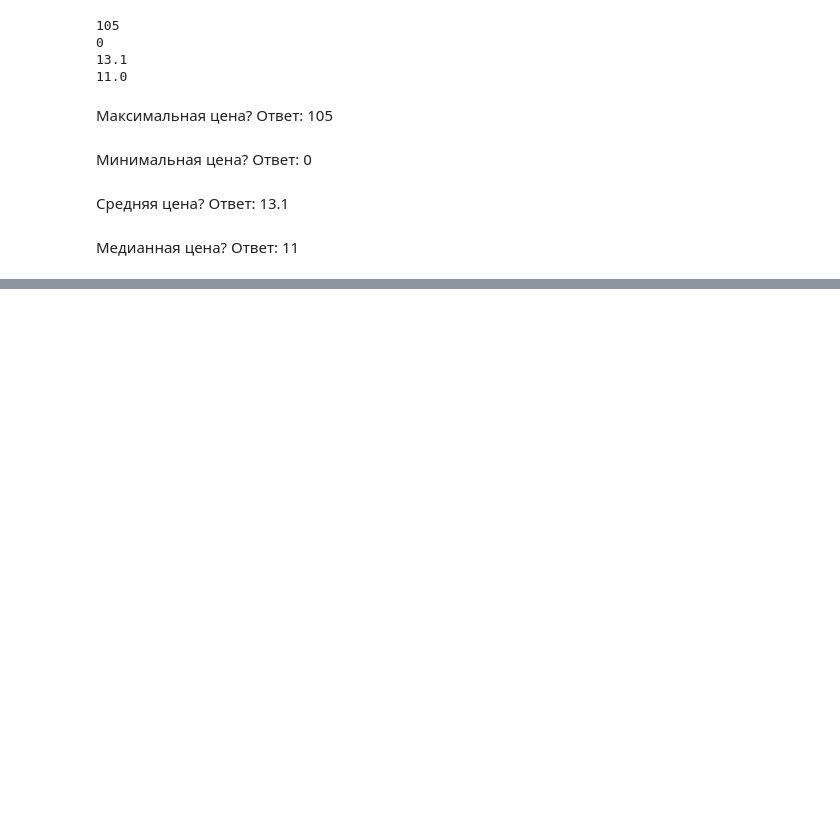
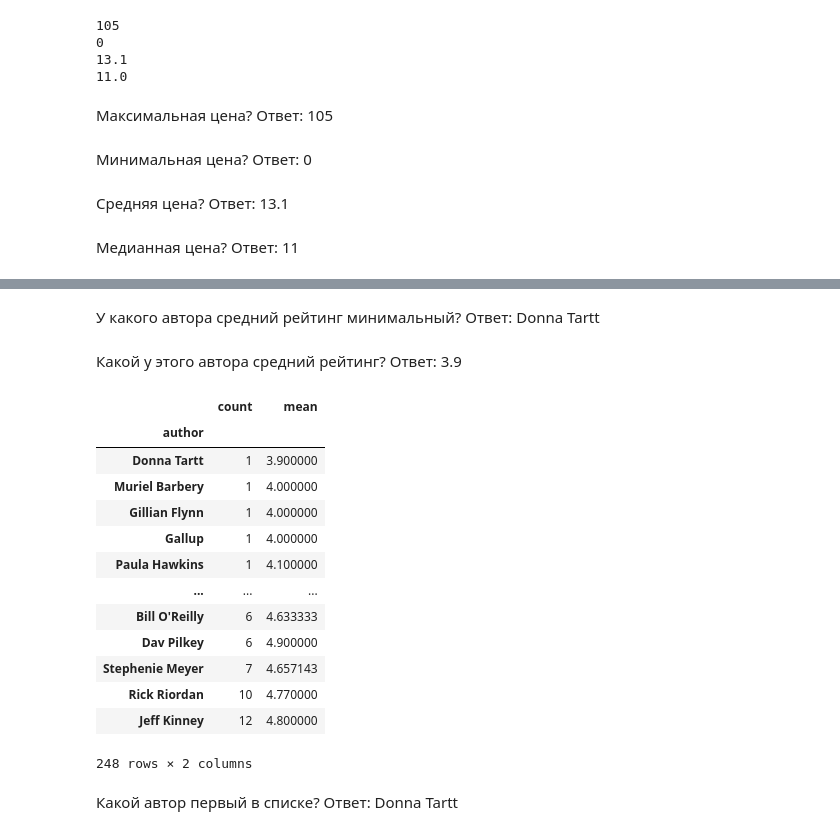
Before and after one commit to PavelStelmakhV/hw302-pandas-usage, a Jupyter notebook: Hw2.3.ipynb, the cells around one changed output, grey strips where cells are left out. Saved outputs shown, nothing was run; the diff lists cells and outputs as text; code cells hidden in the pictures; blank space fills up the shorter version.

```diff
--- a/Hw2.3.ipynb
+++ b/Hw2.3.ipynb
@@ -99,0 +173,7 @@ dtype: object
+# %%
+s = df.loc[~df.duplicated(subset=['name'])] \
+.groupby(['author'])['name'].agg(['count']) \
+.sort_values('count')['count']
+df_count_book = pd.DataFrame(s, columns=["count"])
+print(df_count_book.shape)
+print(df_count_book)
@@ -99,0 +205,7 @@ dtype: object
+# %%
+s = df.loc[~df.duplicated(subset=['name'])] \
+.groupby(['author'])['user_rating'].agg(['mean']) \
+.sort_values('mean')['mean']
+df_mean_rating = pd.DataFrame(s, columns=["mean"])
+print(df_mean_rating.shape)
+print(df_mean_rating)
@@ -99,0 +229,25 @@ dtype: object
+# %% [markdown]
+У какого автора средний рейтинг минимальный? Ответ: Donna Tartt
+# %% [markdown]
+Какой у этого автора средний рейтинг? Ответ: 3.9
+# %%
+df_concat = pd.concat([df_count_book, df_mean_rating], axis=1)
+df_concat.sort_values(by=['count', 'mean'])
+# print(df_concat)
+# %% [output]
+|  | count | mean |
+| author |  |  |
+| Donna Tartt | 1 | 3.900000 |
+| Muriel Barbery | 1 | 4.000000 |
+| Gillian Flynn | 1 | 4.000000 |
+| Gallup | 1 | 4.000000 |
+| Paula Hawkins | 1 | 4.100000 |
+| ... | ... | ... |
+| Bill O'Reilly | 6 | 4.633333 |
+| Dav Pilkey | 6 | 4.900000 |
+| Stephenie Meyer | 7 | 4.657143 |
+| Rick Riordan | 10 | 4.770000 |
+| Jeff Kinney | 12 | 4.800000 |
+248 rows × 2 columns
+# %% [markdown]
+Какой автор первый в списке? Ответ: Donna Tartt
```
Also changed, not shown: parts of 30 cells of this notebook.
